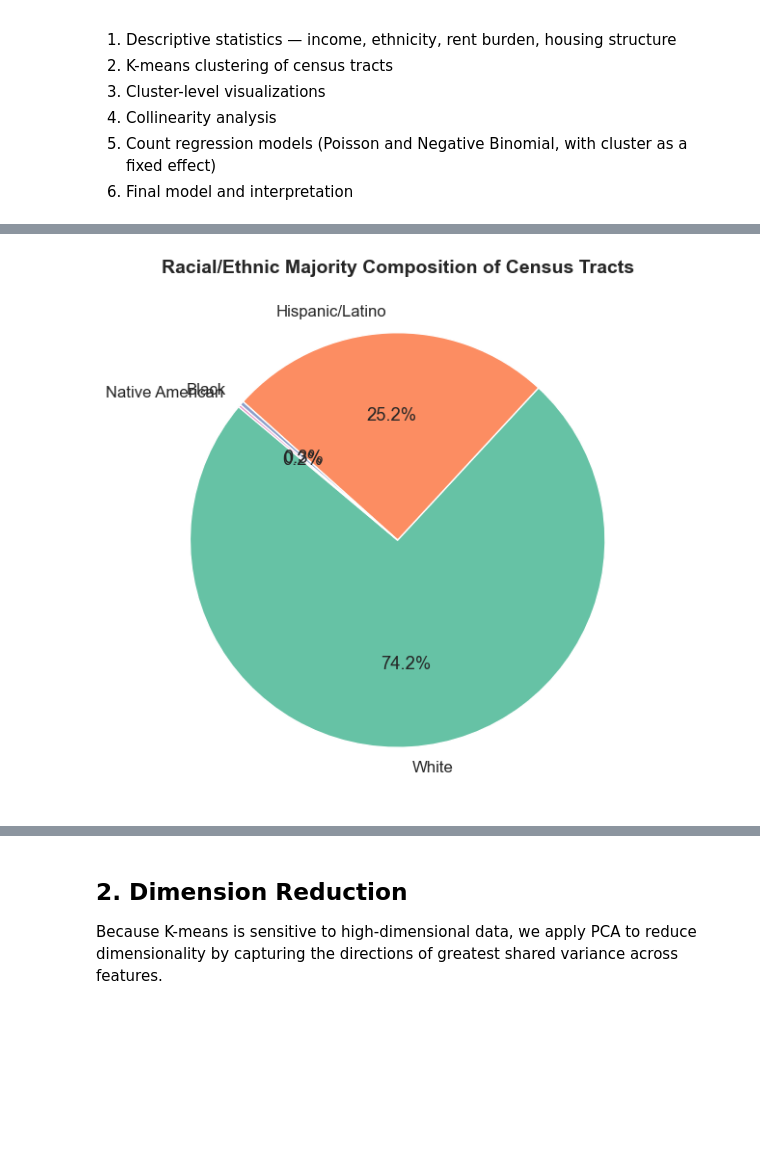
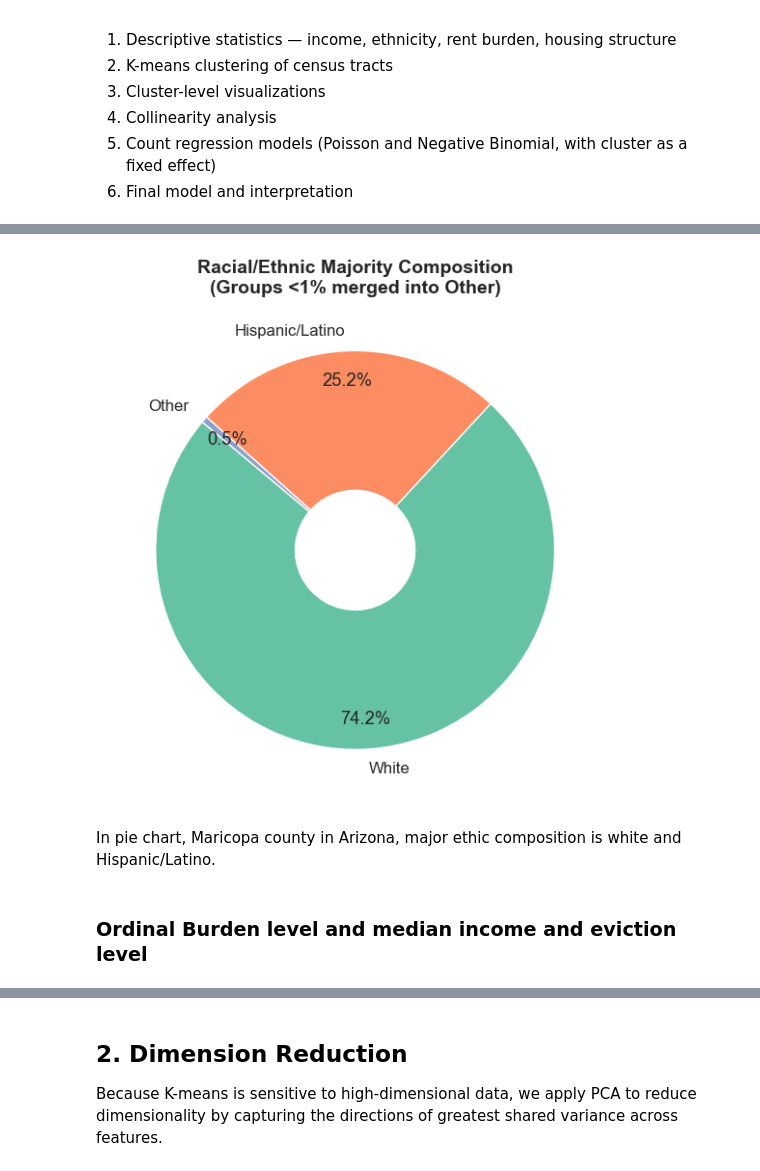
Before and after one commit to victorDeveloper0821/DisplacedVoice, a Jupyter notebook: DataStory.ipynb, the cells around one changed output, grey strips where cells are left out. Drawn from its saved outputs; the diff is of its cells as text; code cells hidden in the pictures; blank space fills up the shorter version.

```diff
--- a/DataStory.ipynb
+++ b/DataStory.ipynb
@@ -79,28 +82,50 @@ plt.show()
 # %%
 majority_counts = fullDataset['Majority'].value_counts()
-short_labels = {
+short_labels_map = {
     'White Alone': 'White',
     'Hispanic or Latino': 'Hispanic/Latino',
     'Black Alone': 'Black',
     'Asian Alone': 'Asian',
     'American Indian or Alaska Native Alone': 'Native American',
     'Native Hawaiian or Pacific Islander Alone': 'Pacific Islander',
     'Some other race': 'Other',
     'Mixed race (exluding "Some other race")': 'Mixed',
 }
-labels = [short_labels.get(l, l) for l in majority_counts.index]
+
+majority_counts.index = [short_labels_map.get(l, l) for l in majority_counts.index]
+
+threshold = 0.01
+total = majority_counts.sum()
+mask = (majority_counts / total) < threshold
+
+other_sum = majority_counts[mask].sum()
+
+new_counts = majority_counts[~mask].copy()
+
+if other_sum > 0:
+    if 'Other' in new_counts:
+        new_counts['Other'] += other_sum
+    else:
+        new_counts['Other'] = other_sum
 
 fig, ax = plt.subplots(figsize=(8, 6))
 ax.pie(
-    majority_counts.values,
-    labels=labels,
+    new_counts.values,
+    labels=new_counts.index,
     autopct='%1.1f%%',
     startangle=140,
-    colors=sns.color_palette('Set2', len(majority_counts)),
+    colors=sns.color_palette('Set2', len(new_counts)),
+    pctdistance=0.85,
+    wedgeprops={'width': 0.7, 'edgecolor': 'w'}
 )
-ax.set_title('Racial/Ethnic Majority Composition of Census Tracts', fontsize=14, fontweight='bold')
+
+ax.set_title('Racial/Ethnic Majority Composition\n(Groups <1% merged into Other)', fontsize=14, fontweight='bold')
 plt.tight_layout()
 plt.show()
 # %% [output]
-[figure, old version]
+[figure, new version]
+# %% [markdown]
+In pie chart, Maricopa county in Arizona, major ethic composition is white and Hispanic/Latino.
+# %% [markdown]
+### Ordinal Burden level and median income and eviction level
 # %%
```
Also changed, not shown: parts of 24 cells of this notebook.
